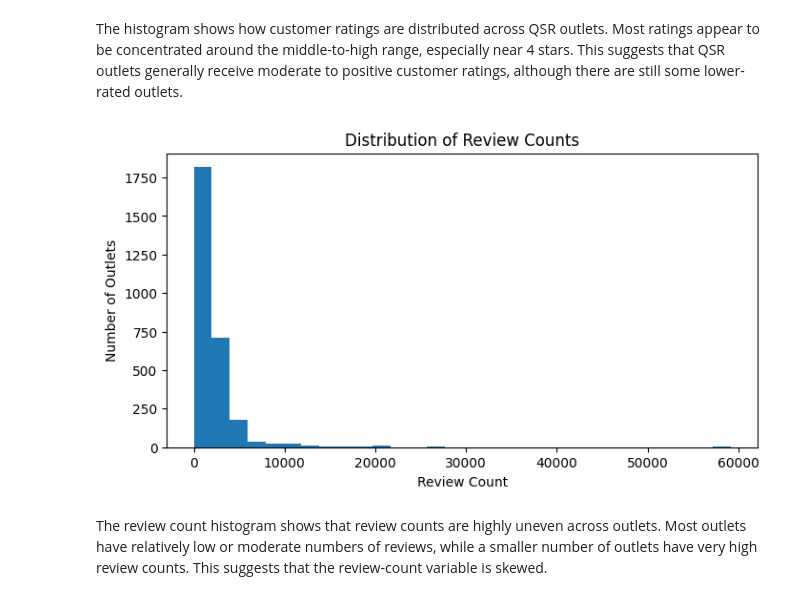
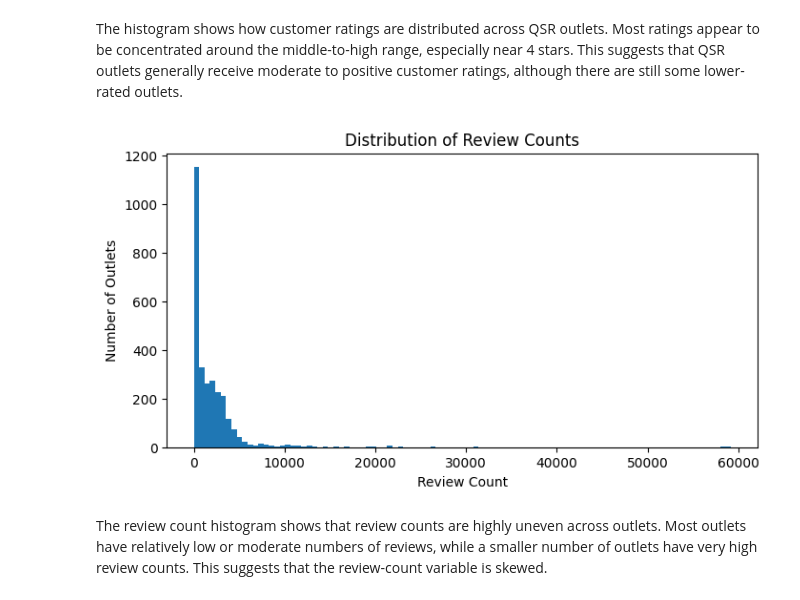
Before and after one commit to mike10nn/QSR_Analysis, a Jupyter notebook: summary_visualization.ipynb, the cells around one changed output. Saved outputs shown, nothing was run; the diff lists cells and outputs as text; code cells hidden in the pictures.

```diff
--- a/summary_visualization.ipynb
+++ b/summary_visualization.ipynb
@@ -78,14 +78,14 @@ This suggests that QSR outlets generally receive moderate to positive customer r
 # %%
 # Histogram of review counts
 
-outlets["Review_Count"].plot(kind="hist", bins=30, figsize=(8, 4))
+outlets["Review_Count"].plot(kind="hist", bins=100, figsize=(8, 4))
 
 plt.title("Distribution of Review Counts")
 plt.xlabel("Review Count")
 plt.ylabel("Number of Outlets")
 plt.show()
 # %% [output]
-[figure, old version]
+[figure, new version]
 # %% [markdown]
 The review count histogram shows that review counts are highly uneven across outlets. Most outlets have relatively low or moderate numbers of reviews, while a smaller number of outlets have very high review counts. This suggests that the review-count variable is skewed.
 # %%
```
Also changed, not shown: parts of 2 cells of this notebook, 2 other files.
